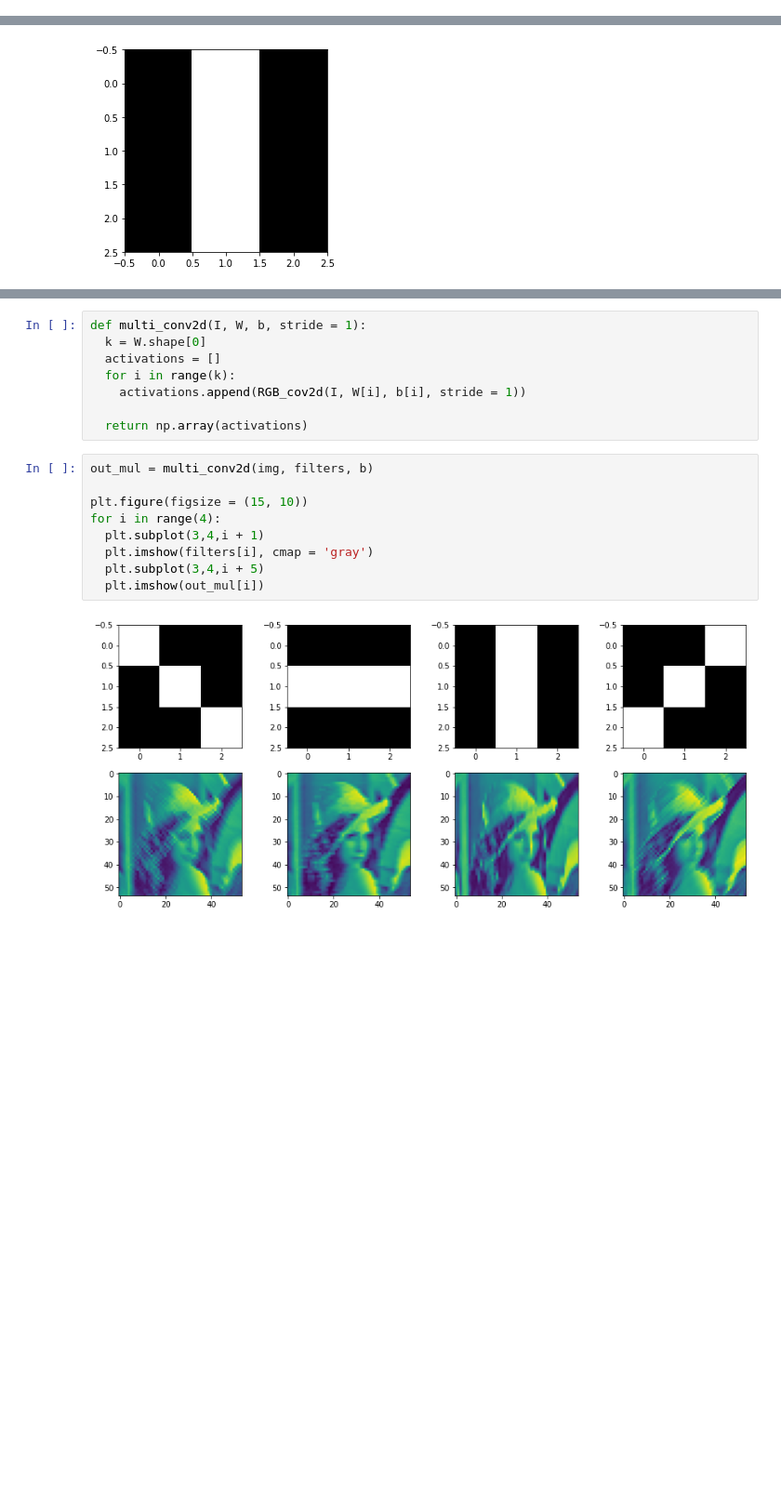
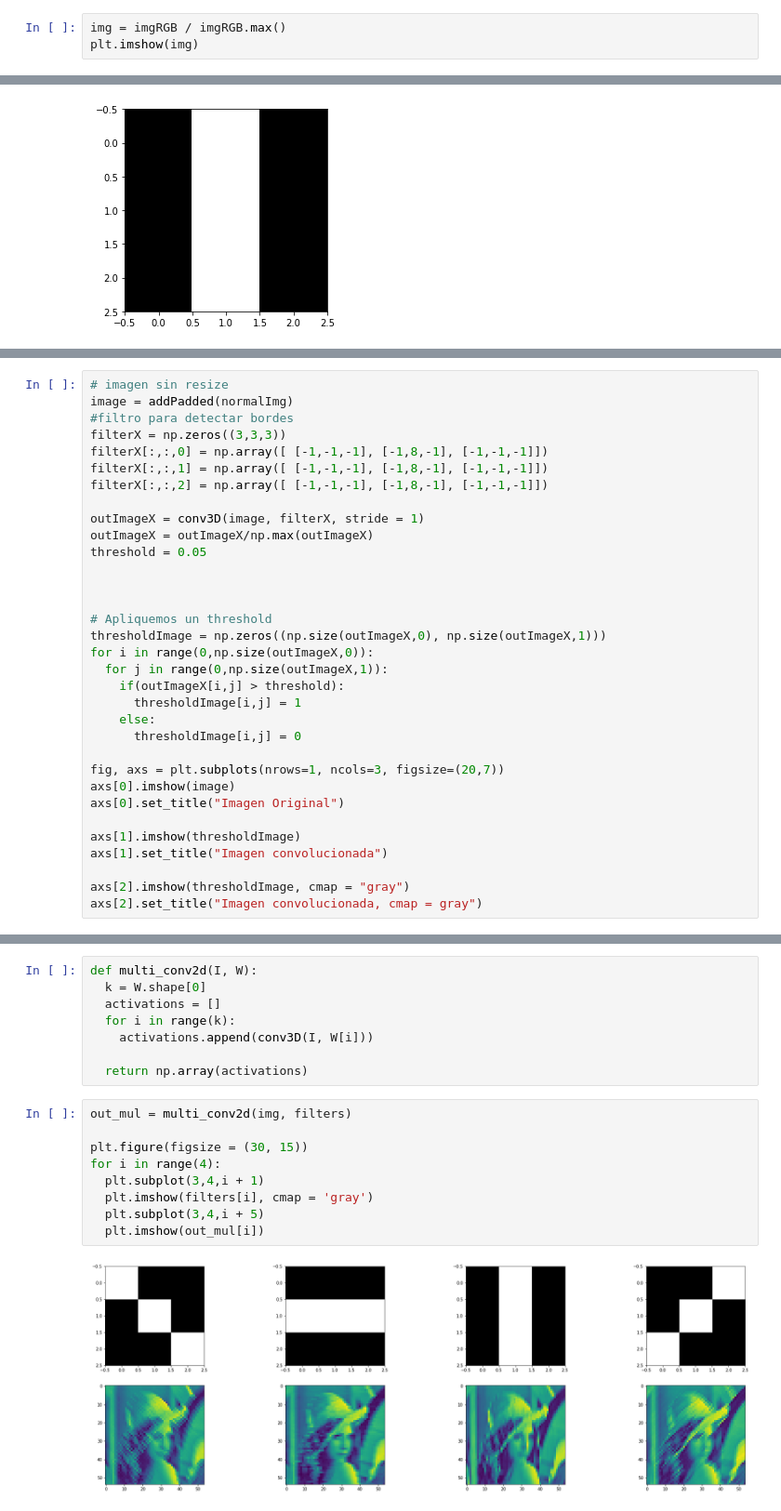
Before and after one commit to Soulfex/Deep_Learning_Tarea2, a Jupyter notebook: 1_convolucion.ipynb, the cells around one changed output, grey strips where cells are left out. Shown at 93% size. Saved outputs shown, nothing was run; the diff lists cells and outputs as text; blank space fills up the shorter version.

```diff
--- a/1_convolucion.ipynb
+++ b/1_convolucion.ipynb
@@ -51,0 +62,3 @@ img = img_color / img_color.max()
+# %%
+img = imgRGB / imgRGB.max()
+plt.imshow(img)
@@ -171,0 +234,33 @@ plt.imshow(out4)
+# %%
+# imagen sin resize
+image = addPadded(normalImg)
+#filtro para detectar bordes
+filterX = np.zeros((3,3,3))
+filterX[:,:,0] = np.array([ [-1,-1,-1], [-1,8,-1], [-1,-1,-1]])
+filterX[:,:,1] = np.array([ [-1,-1,-1], [-1,8,-1], [-1,-1,-1]])
+filterX[:,:,2] = np.array([ [-1,-1,-1], [-1,8,-1], [-1,-1,-1]])
+
+outImageX = conv3D(image, filterX, stride = 1)
+outImageX = outImageX/np.max(outImageX)
+threshold = 0.05
+
+
+
+# Apliquemos un threshold
+thresholdImage = np.zeros((np.size(outImageX,0), np.size(outImageX,1)))
+for i in range(0,np.size(outImageX,0)):
+  for j in range(0,np.size(outImageX,1)):
+    if(outImageX[i,j] > threshold):
+      thresholdImage[i,j] = 1
+    else:
+      thresholdImage[i,j] = 0
+
+fig, axs = plt.subplots(nrows=1, ncols=3, figsize=(20,7))
+axs[0].imshow(image)
+axs[0].set_title("Imagen Original")
+
+axs[1].imshow(thresholdImage)
+axs[1].set_title("Imagen convolucionada")
+
+axs[2].imshow(thresholdImage, cmap = "gray")
+axs[2].set_title("Imagen convolucionada, cmap = gray")
@@ -191,21 +288,21 @@ plt.show()
 # %% [output]
 [figure]
 # %%
-def multi_conv2d(I, W, b, stride = 1):
+def multi_conv2d(I, W):
   k = W.shape[0]
   activations = []
   for i in range(k):
-    activations.append(RGB_cov2d(I, W[i], b[i], stride = 1))
+    activations.append(conv3D(I, W[i]))
 
   return np.array(activations)
 # %%
-out_mul = multi_conv2d(img, filters, b)
+out_mul = multi_conv2d(img, filters)
 
-plt.figure(figsize = (15, 10))
+plt.figure(figsize = (30, 15))
 for i in range(4):
   plt.subplot(3,4,i + 1)
   plt.imshow(filters[i], cmap = 'gray')
   plt.subplot(3,4,i + 5)
   plt.imshow(out_mul[i])
 # %% [output]
-[figure, old version]
+[figure, new version]
```
Also changed, not shown: parts of 22 cells of this notebook.
